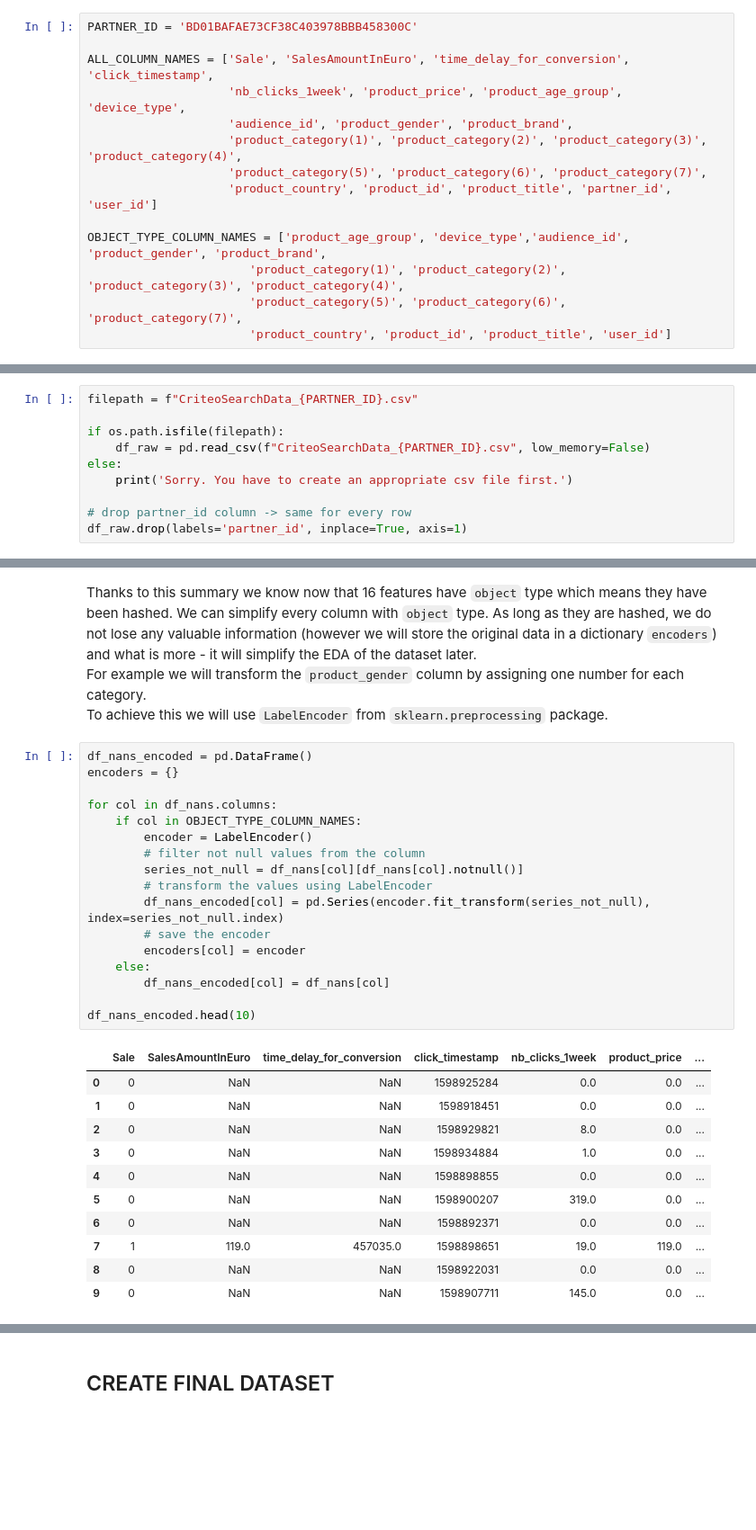
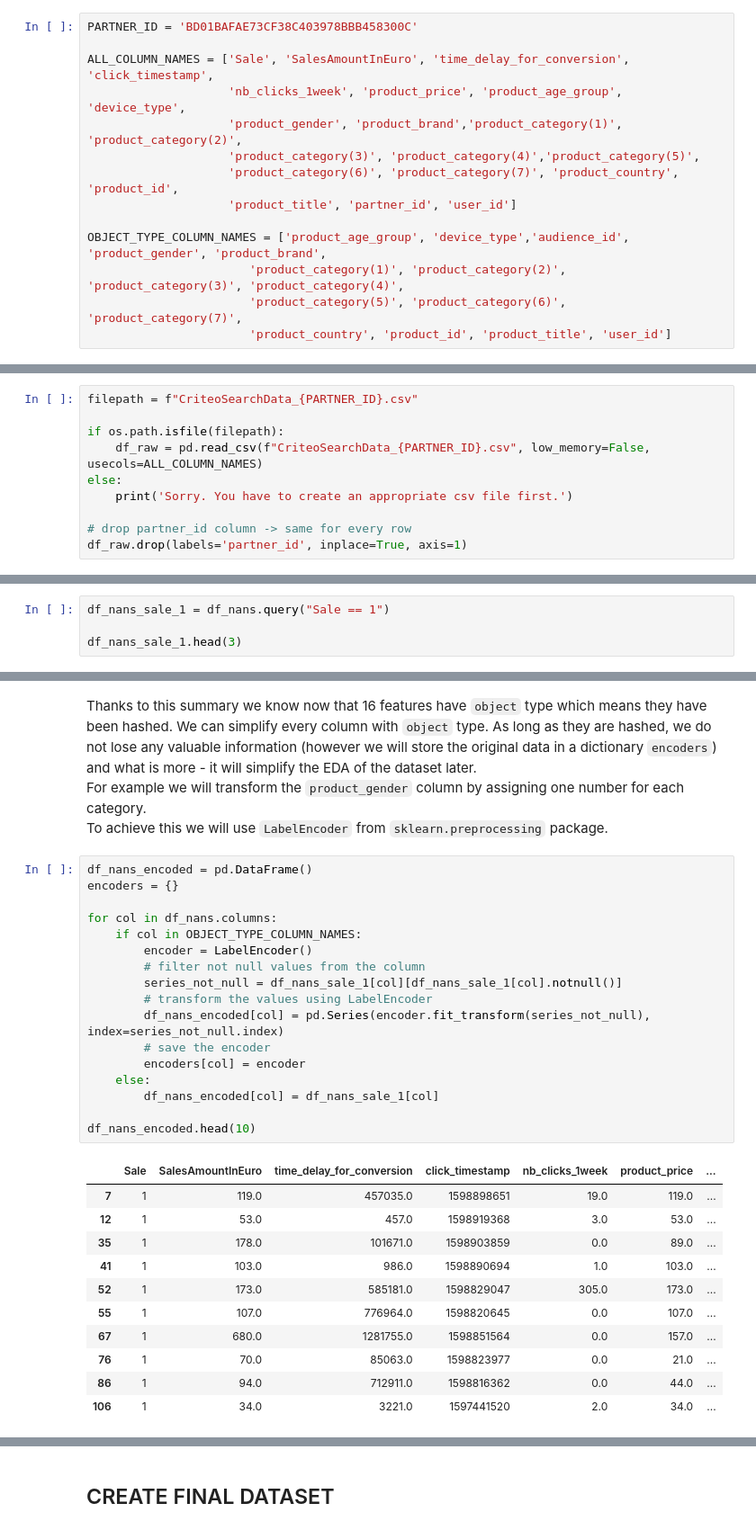
Before and after one commit to anras5/Criteo-Search-Data, a Jupyter notebook: Trial1.ipynb, the cells around one changed output, grey strips where cells are left out. Shown at 90% size. Drawn from its saved outputs; the diff is of its cells as text; blank space fills up the shorter version.

Commit message:
Update CREATE FINAL DATASET
Drop 0 in 'Sale'

```diff
--- a/Trial1.ipynb
+++ b/Trial1.ipynb
@@ -70,10 +70,10 @@ PARTNER_ID = 'BD01BAFAE73CF38C403978BBB458300C'
 
 ALL_COLUMN_NAMES = ['Sale', 'SalesAmountInEuro', 'time_delay_for_conversion', 'click_timestamp',
                     'nb_clicks_1week', 'product_price', 'product_age_group', 'device_type',
-                    'audience_id', 'product_gender', 'product_brand',
-                    'product_category(1)', 'product_category(2)', 'product_category(3)', 'product_category(4)',
-                    'product_category(5)', 'product_category(6)', 'product_category(7)',
-                    'product_country', 'product_id', 'product_title', 'partner_id', 'user_id']
+                    'product_gender', 'product_brand','product_category(1)', 'product_category(2)',
+                    'product_category(3)', 'product_category(4)','product_category(5)',
+                    'product_category(6)', 'product_category(7)', 'product_country', 'product_id',
+                    'product_title', 'partner_id', 'user_id']
 
 OBJECT_TYPE_COLUMN_NAMES = ['product_age_group', 'device_type','audience_id', 'product_gender', 'product_brand',
                        'product_category(1)', 'product_category(2)', 'product_category(3)', 'product_category(4)',
@@ -99,7 +99,7 @@ df.to_csv(f"CriteoSearchData_{PARTNER_ID}.csv")
 filepath = f"CriteoSearchData_{PARTNER_ID}.csv"
 
 if os.path.isfile(filepath):
-    df_raw = pd.read_csv(f"CriteoSearchData_{PARTNER_ID}.csv", low_memory=False)
+    df_raw = pd.read_csv(f"CriteoSearchData_{PARTNER_ID}.csv", low_memory=False, usecols=ALL_COLUMN_NAMES)
 else:
     print('Sorry. You have to create an appropriate csv file first.')
 
@@ -125,0 +126,4 @@ df_nans.head()
+# %%
+df_nans_sale_1 = df_nans.query("Sale == 1")
+
+df_nans_sale_1.head(3)
@@ -154,29 +164,29 @@ To achieve this we will use `LabelEncoder` from `sklearn.preprocessing` package.
 # %%
 df_nans_encoded = pd.DataFrame()
 encoders = {}
 
 for col in df_nans.columns:
     if col in OBJECT_TYPE_COLUMN_NAMES:
         encoder = LabelEncoder()
         # filter not null values from the column
-        series_not_null = df_nans[col][df_nans[col].notnull()]
+        series_not_null = df_nans_sale_1[col][df_nans_sale_1[col].notnull()]
         # transform the values using LabelEncoder
         df_nans_encoded[col] = pd.Series(encoder.fit_transform(series_not_null), index=series_not_null.index)
         # save the encoder
         encoders[col] = encoder
     else:
-        df_nans_encoded[col] = df_nans[col]
+        df_nans_encoded[col] = df_nans_sale_1[col]
 
 df_nans_encoded.head(10)
 # %% [output]
 |  | Sale | SalesAmountInEuro | time_delay_for_conversion | click_timestamp | nb_clicks_1week | product_price | ... |
-| 0 | 0 | NaN | NaN | 1598925284 | 0.0 | 0.0 | ... |
-| 1 | 0 | NaN | NaN | 1598918451 | 0.0 | 0.0 | ... |
-| 2 | 0 | NaN | NaN | 1598929821 | 8.0 | 0.0 | ... |
-| 3 | 0 | NaN | NaN | 1598934884 | 1.0 | 0.0 | ... |
-| 4 | 0 | NaN | NaN | 1598898855 | 0.0 | 0.0 | ... |
-| 5 | 0 | NaN | NaN | 1598900207 | 319.0 | 0.0 | ... |
-| 6 | 0 | NaN | NaN | 1598892371 | 0.0 | 0.0 | ... |
 | 7 | 1 | 119.0 | 457035.0 | 1598898651 | 19.0 | 119.0 | ... |
-| 8 | 0 | NaN | NaN | 1598922031 | 0.0 | 0.0 | ... |
-| 9 | 0 | NaN | NaN | 1598907711 | 145.0 | 0.0 | ... |
+| 12 | 1 | 53.0 | 457.0 | 1598919368 | 3.0 | 53.0 | ... |
+| 35 | 1 | 178.0 | 101671.0 | 1598903859 | 0.0 | 89.0 | ... |
+| 41 | 1 | 103.0 | 986.0 | 1598890694 | 1.0 | 103.0 | ... |
+| 52 | 1 | 173.0 | 585181.0 | 1598829047 | 305.0 | 173.0 | ... |
+| 55 | 1 | 107.0 | 776964.0 | 1598820645 | 0.0 | 107.0 | ... |
+| 67 | 1 | 680.0 | 1281755.0 | 1598851564 | 0.0 | 157.0 | ... |
+| 76 | 1 | 70.0 | 85063.0 | 1598823977 | 0.0 | 21.0 | ... |
+| 86 | 1 | 94.0 | 712911.0 | 1598816362 | 0.0 | 44.0 | ... |
+| 106 | 1 | 34.0 | 3221.0 | 1597441520 | 2.0 | 34.0 | ... |
```
Also changed, not shown: parts of 17 cells of this notebook.
